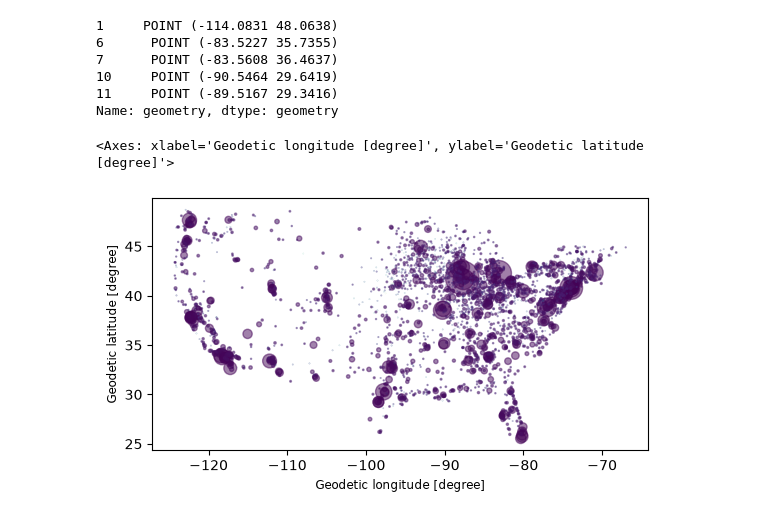
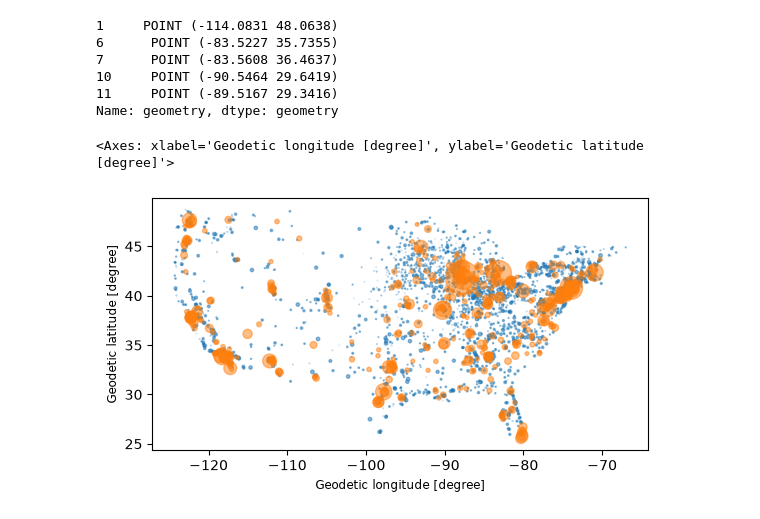
Before and after one commit to JJE-10/biogas-upgrading-project, a Jupyter notebook: sorting_ad_cwns.ipynb, the cells around one changed output. Drawn from its saved outputs; the diff is of its cells as text; code cells hidden in the pictures.

```diff
--- a/sorting_ad_cwns.ipynb
+++ b/sorting_ad_cwns.ipynb
@@ -187,15 +187,15 @@ gdf.geometry.head()
 Name: geometry, dtype: geometry
 # %%
 
-gdf.plot(column="Total Levelized Cost ($/mmbtu)",markersize=gdf["capacity_m3_h"]/10,alpha=0.5)
+#gdf.plot(column="Total Levelized Cost ($/mmbtu)",markersize=gdf["capacity_m3_h"]/10,alpha=0.5)
 # if gdf["Total Levelized Cost ($/mmbtu)"]<25:
 #     gdf.plot(column="capacity_m3_h",markersize=gdf["Total Levelized Cost ($/mmbtu)"]/10,alpha=0.5,color='green')
-# gdf["price_competitive"]= gdf["Total Levelized Cost ($/mmbtu)"]<28
-# gdf["price_competitive"].describe()
-# gdf.plot(column="price_competitive",markersize=gdf["capacity_m3_h"]/10,alpha=0.5)
+gdf["price_competitive"]= gdf["Total Levelized Cost ($/mmbtu)"]<28
+gdf["price_competitive"].describe()
+gdf.plot(column="price_competitive",markersize=gdf["capacity_m3_h"]/10,alpha=0.5)
 # %% [output]
 <Axes: xlabel='Geodetic longitude [degree]', ylabel='Geodetic latitude [degree]'>
-[figure, old version]
+[figure, new version]
 # %%
 gdf.explore(column="capacity_m3_h")
 # %% [output]
```
Also changed, not shown: parts of 1 cell of this notebook.
